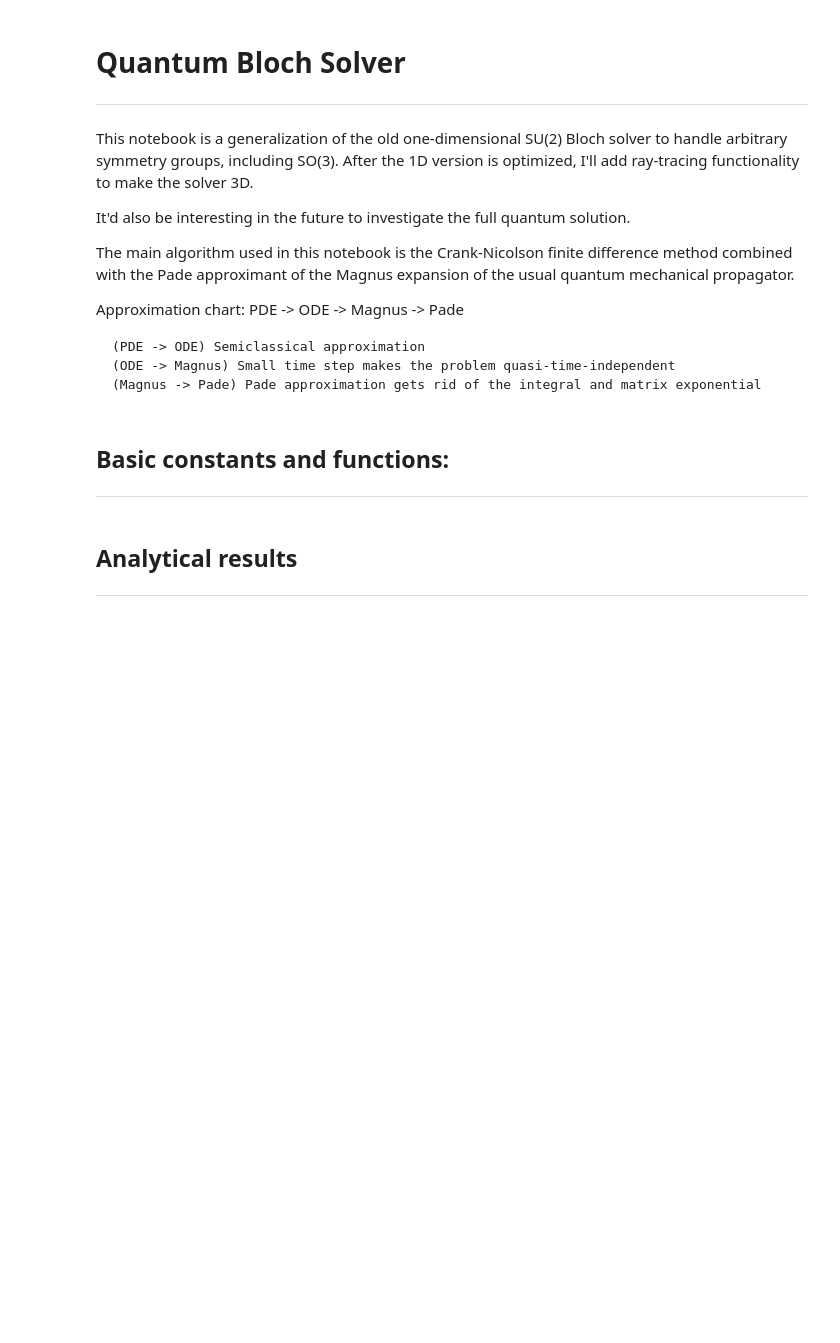
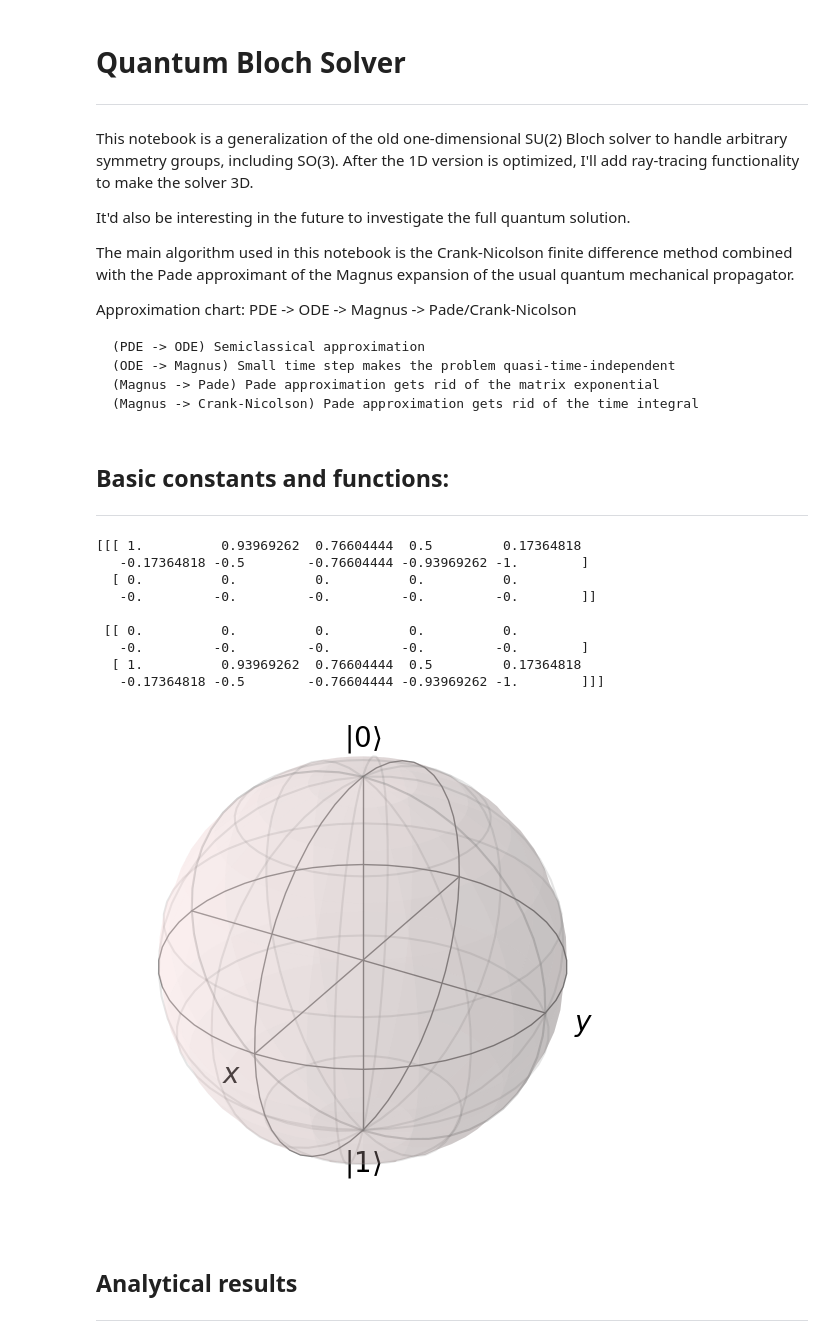
Before and after one commit to srmck/QBS, a Jupyter notebook: QBS_redeux.ipynb, the cells around one changed output. Cells and saved outputs as stored; diff of their text form; code cells hidden in the pictures; blank space fills up the shorter version.

```diff
--- a/QBS_redeux.ipynb
+++ b/QBS_redeux.ipynb
@@ -8,11 +8,12 @@ It'd also be interesting in the future to investigate the full quantum solution.
 
 The main algorithm used in this notebook is the Crank-Nicolson finite difference method combined with the Pade approximant of the Magnus expansion of the usual quantum mechanical propagator.
 
-Approximation chart: PDE -> ODE -> Magnus -> Pade
+Approximation chart: PDE -> ODE -> Magnus -> Pade/Crank-Nicolson
 
     (PDE -> ODE) Semiclassical approximation
     (ODE -> Magnus) Small time step makes the problem quasi-time-independent
-    (Magnus -> Pade) Pade approximation gets rid of the integral and matrix exponential
+    (Magnus -> Pade) Pade approximation gets rid of the matrix exponential
+    (Magnus -> Crank-Nicolson) Pade approximation gets rid of the time integral
 # %% [markdown]
 ## Basic constants and functions:
 ***
@@ -102,3 +110,41 @@ def get_3D(fx=[],fy=[],fz=[]):
+# %%
+# Define the Pauli matrices
+sigma_x = np.array([[0, 1], [1, 0]], dtype=complex)
+sigma_y = np.array([[0, -1j], [1j, 0]], dtype=complex)
+sigma_z = np.array([[1, 0], [0, -1]], dtype=complex)
+
+# Initialize the Bloch sphere
+bloch = qutip.Bloch()
+
+# Define a trajectory by specifying a series of rotation operators
+# For example, a simple trajectory could be a rotation about the y-axis:
+theta = np.linspace(0, 2 * np.pi, 10)
+trajectory = np.kron(np.identity(2),np.cos(theta / 2)).reshape((2,2,10))# - 1j * np.kron(sigma_y,np.sin(theta / 2))
+print(trajectory)
+print()
+
+
+bloch.show()
+plt.show()
+# Add the trajectory to the Bloch sphere
+#bloch.add_points(trajectory)
+
+# Customize the Bloch sphere plot
+#bloch.vector_color = ['b']
+#bloch.view = [-30, 30]
+
+# Display the Bloch sphere plot
+# %% [output]
+[[[ 1.          0.93969262  0.76604444  0.5         0.17364818
+   -0.17364818 -0.5        -0.76604444 -0.93969262 -1.        ]
+  [ 0.          0.          0.          0.          0.
+   -0.         -0.         -0.         -0.         -0.        ]]
+
+ [[ 0.          0.          0.          0.          0.
+   -0.         -0.         -0.         -0.         -0.        ]
+  [ 1.          0.93969262  0.76604444  0.5         0.17364818
+   -0.17364818 -0.5        -0.76604444 -0.93969262 -1.        ]]]
+[figure, added]
 # %% [markdown]
 ## Analytical results
 ***
```
Also changed, not shown: parts of 3 cells of this notebook, 1 other file.
